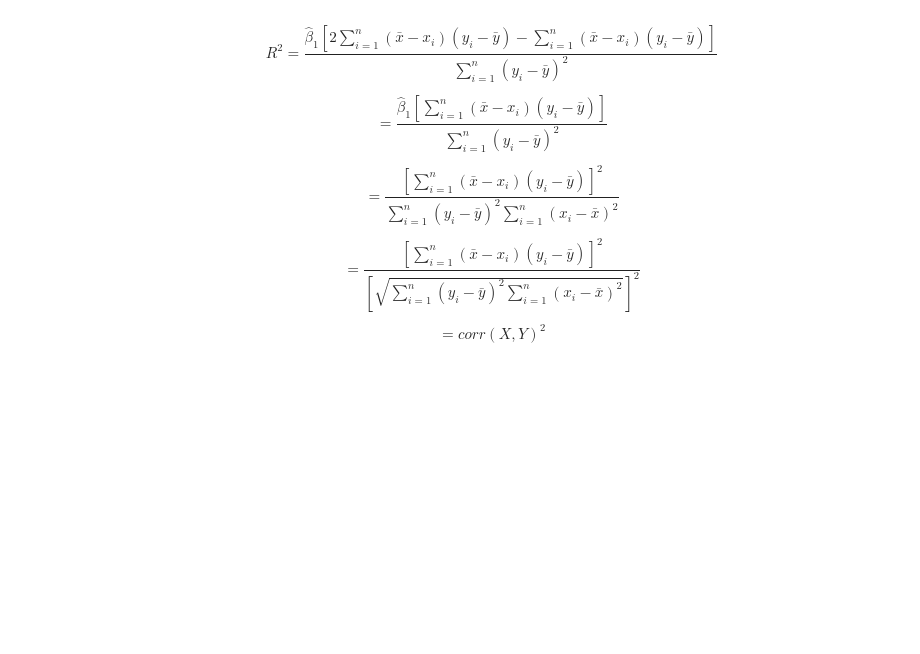
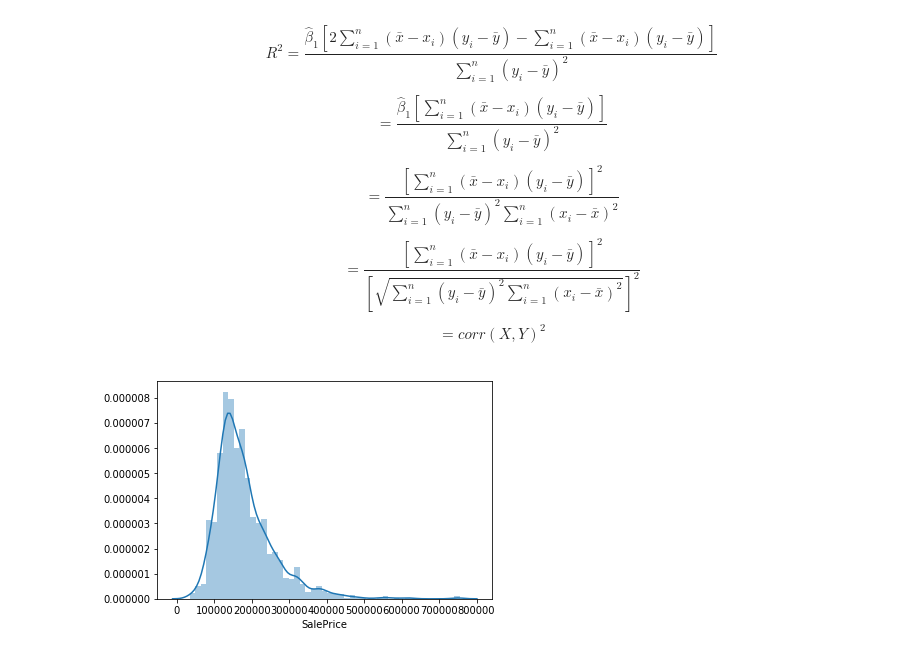
Before and after one commit to TanselArif-21/LinearRegression, a Jupyter notebook: LinearRegression.ipynb, the cells around one changed output. Drawn from its saved outputs; the diff is of its cells as text; code cells hidden in the pictures; blank space fills up the shorter version.

```diff
--- a/LinearRegression.ipynb
+++ b/LinearRegression.ipynb
@@ -2193,0 +2198,3 @@ $$= corr(X,Y)^2$$
+# %%
+# Import House Prices dataset - Only quantitative fields and cleaned (https://www.kaggle.com/c/house-prices-advanced-regression-techniques/data)
+housePrice = pd.read_csv("HousePrice.csv").iloc[:,1:]
@@ -2193,0 +2204,5 @@ $$= corr(X,Y)^2$$
+# %%
+sns.distplot(housePrice.loc[:, 'SalePrice'])
+plt.savefig('staticimg')
+# %% [output]
+[figure, added]
```
Also changed, not shown: parts of 12 cells of this notebook, 2 other files.
